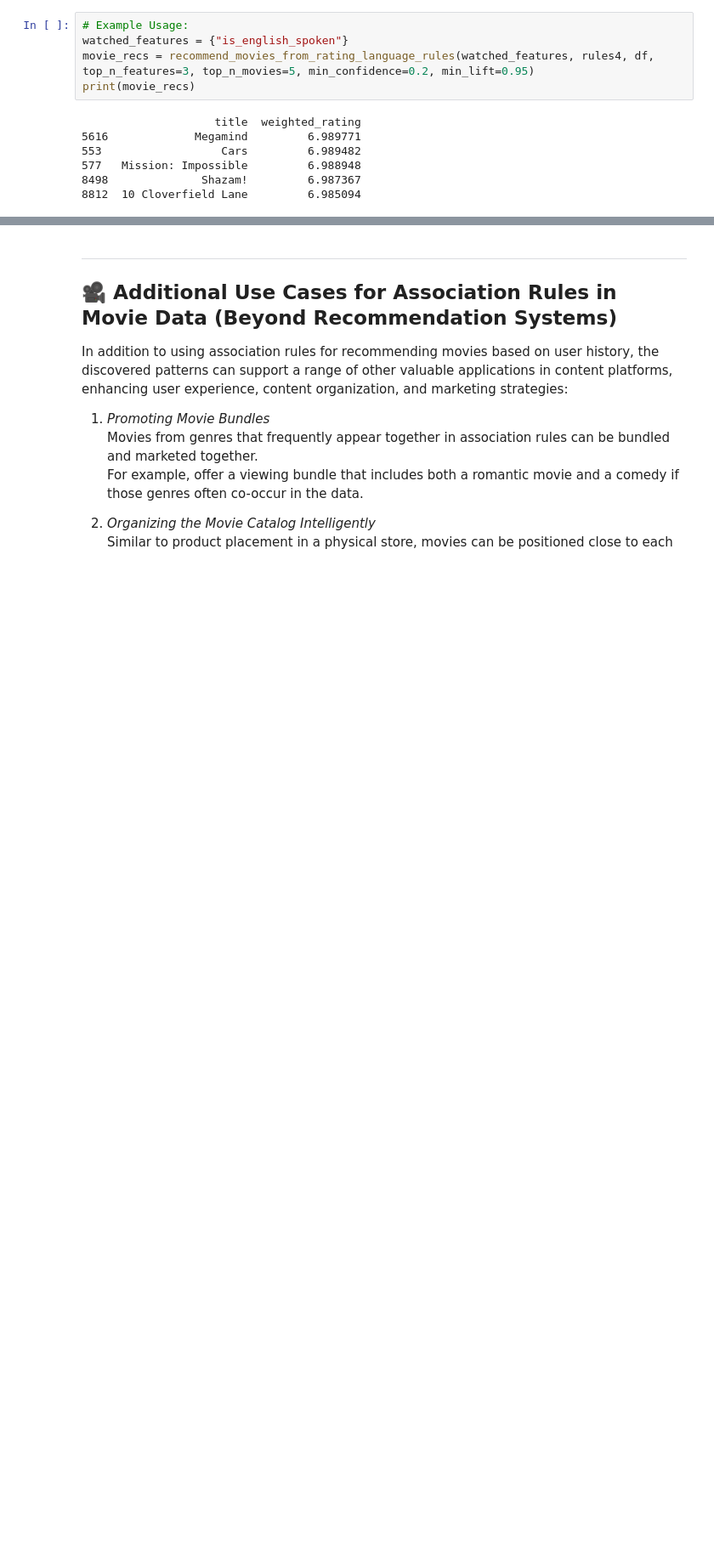
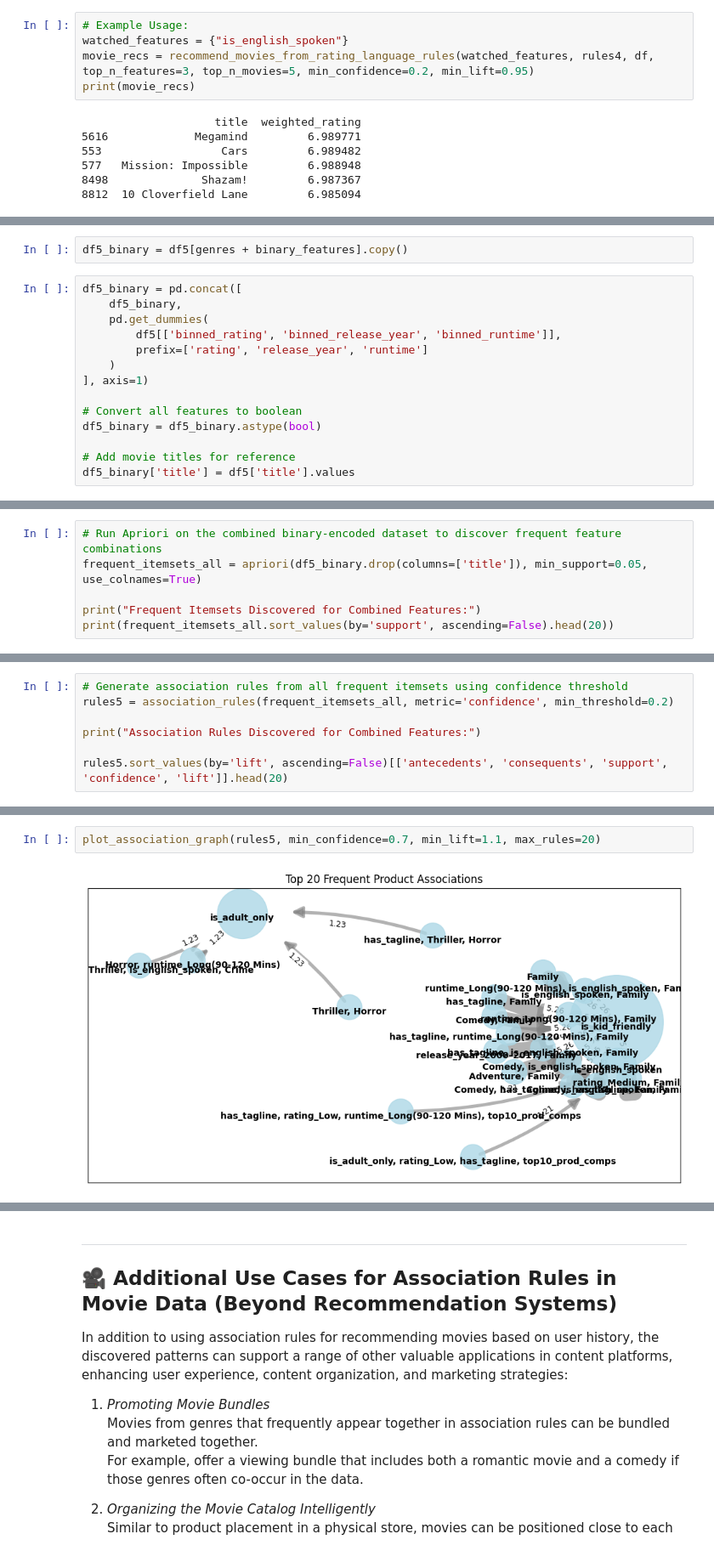
Before and after one commit to Shlezman/DS-principles-project, a Jupyter notebook: Gal-RuleMining.ipynb, the cells around one changed output, grey strips where cells are left out. Shown at 85% size. Cells and saved outputs as stored; diff of their text form; blank space fills up the shorter version.

```diff
--- a/Gal-RuleMining.ipynb
+++ b/Gal-RuleMining.ipynb
@@ -1170,0 +1360,16 @@ print(movie_recs)
+# %%
+df5_binary = df5[genres + binary_features].copy()
+# %%
+df5_binary = pd.concat([
+    df5_binary,
+    pd.get_dummies(
+        df5[['binned_rating', 'binned_release_year', 'binned_runtime']],
+        prefix=['rating', 'release_year', 'runtime']
+    )
+], axis=1)
+
+# Convert all features to boolean
+df5_binary = df5_binary.astype(bool)
+
+# Add movie titles for reference
+df5_binary['title'] = df5['title'].values
@@ -1170,0 +1396,6 @@ print(movie_recs)
+# %%
+# Run Apriori on the combined binary-encoded dataset to discover frequent feature combinations
+frequent_itemsets_all = apriori(df5_binary.drop(columns=['title']), min_support=0.05, use_colnames=True)
+
+print("Frequent Itemsets Discovered for Combined Features:")
+print(frequent_itemsets_all.sort_values(by='support', ascending=False).head(20))
@@ -1170,0 +1420,7 @@ print(movie_recs)
+# %%
+# Generate association rules from all frequent itemsets using confidence threshold
+rules5 = association_rules(frequent_itemsets_all, metric='confidence', min_threshold=0.2)
+
+print("Association Rules Discovered for Combined Features:")
+
+rules5.sort_values(by='lift', ascending=False)[['antecedents', 'consequents', 'support', 'confidence', 'lift']].head(20)
@@ -1170,0 +1446,4 @@ print(movie_recs)
+# %%
+plot_association_graph(rules5, min_confidence=0.7, min_lift=1.1, max_rules=20)
+# %% [output]
+[figure, added]
```
Also changed, not shown: parts of 49 cells of this notebook.
